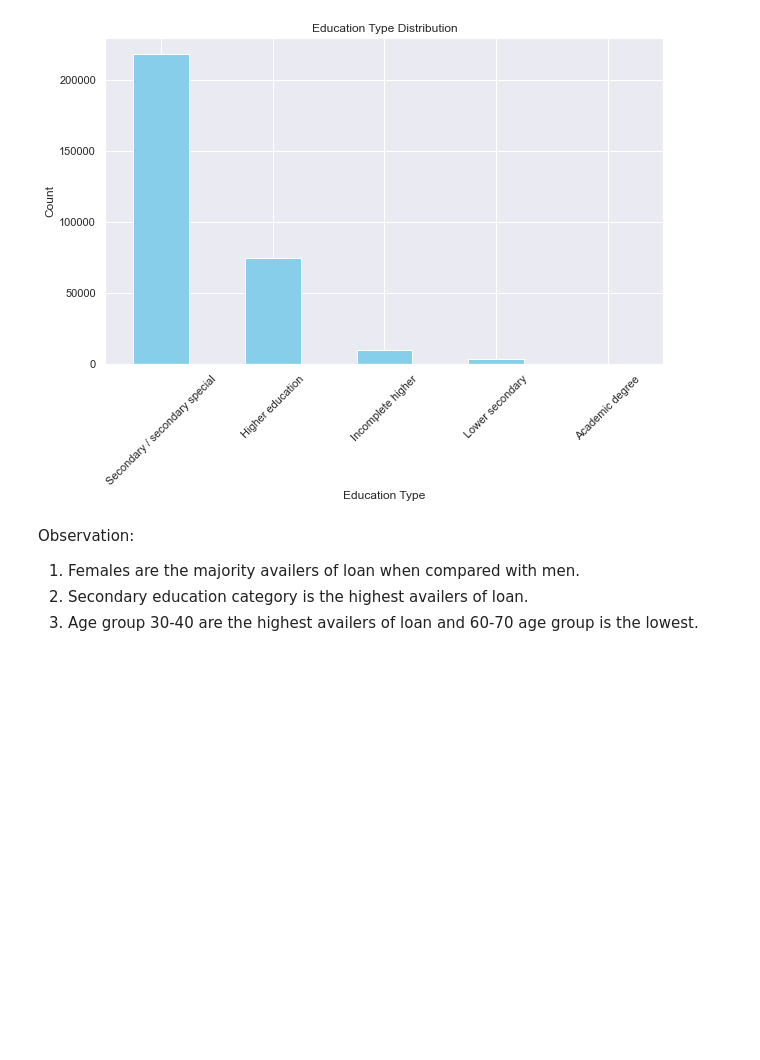
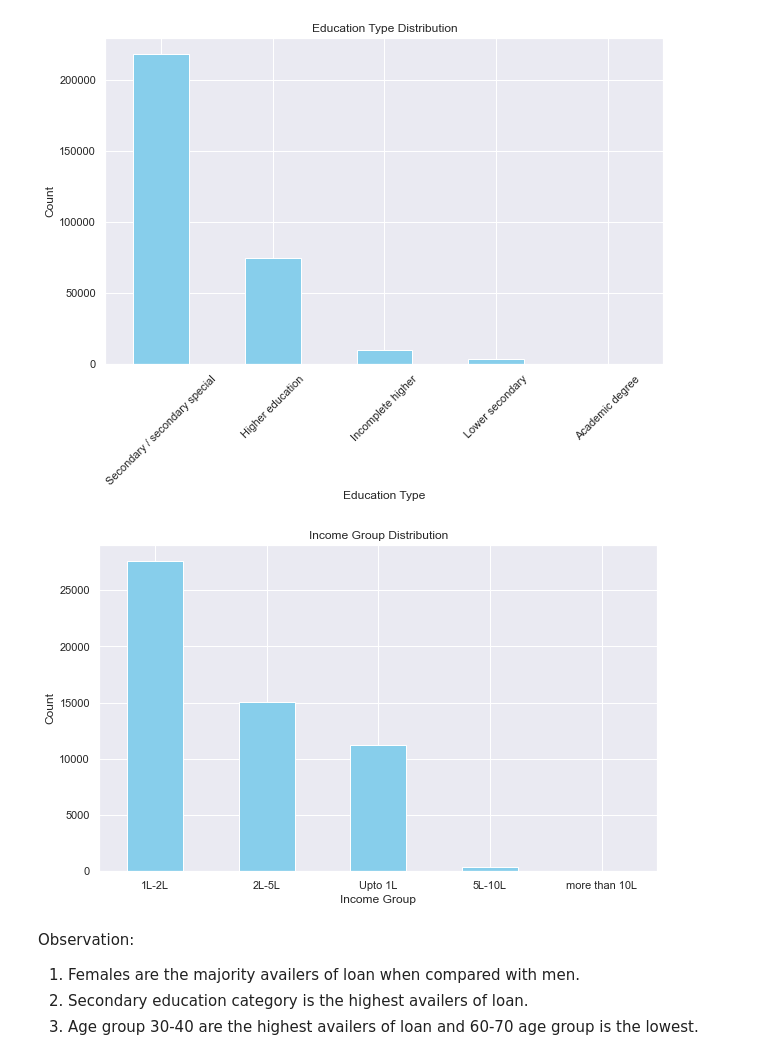
Before and after one commit to cct23062/CA_Strategic_thinking_assignment, a Jupyter notebook: Strategic Thinking - CA2.ipynb, the cells around one changed output. Saved outputs shown, nothing was run; the diff lists cells and outputs as text; code cells hidden in the pictures; blank space fills up the shorter version.

```diff
--- a/Strategic Thinking - CA2.ipynb
+++ b/Strategic Thinking - CA2.ipynb
@@ -293,6 +293,23 @@ plt.xticks(rotation=45)
 plt.show()
 # %% [output]
 [figure]
+# %%
+df['INCOME_GROUP'] = pd.cut(df_app.AMT_INCOME_TOTAL, [0, 100000, 200000, 500000, 1000000, 117000000],
+                            labels=['Upto 1L', '1L-2L', '2L-5L', '5L-10L', 'more than 10L'])
+
+# Get the value counts for 'INCOME_GROUP'
+income_group_counts = df['INCOME_GROUP'].value_counts()
+
+plt.figure(figsize=(10, 6))
+income_group_counts.plot(kind='bar', color='skyblue')
+plt.title('Income Group Distribution')
+plt.xlabel('Income Group')
+plt.ylabel('Count')
+plt.xticks(rotation=0)
+
+plt.show()
+# %% [output]
+[figure, added]
 # %% [markdown]
 Observation:
 1. Females are the majority availers of loan when compared with men.
```
Also changed, not shown: parts of 42 cells of this notebook.
